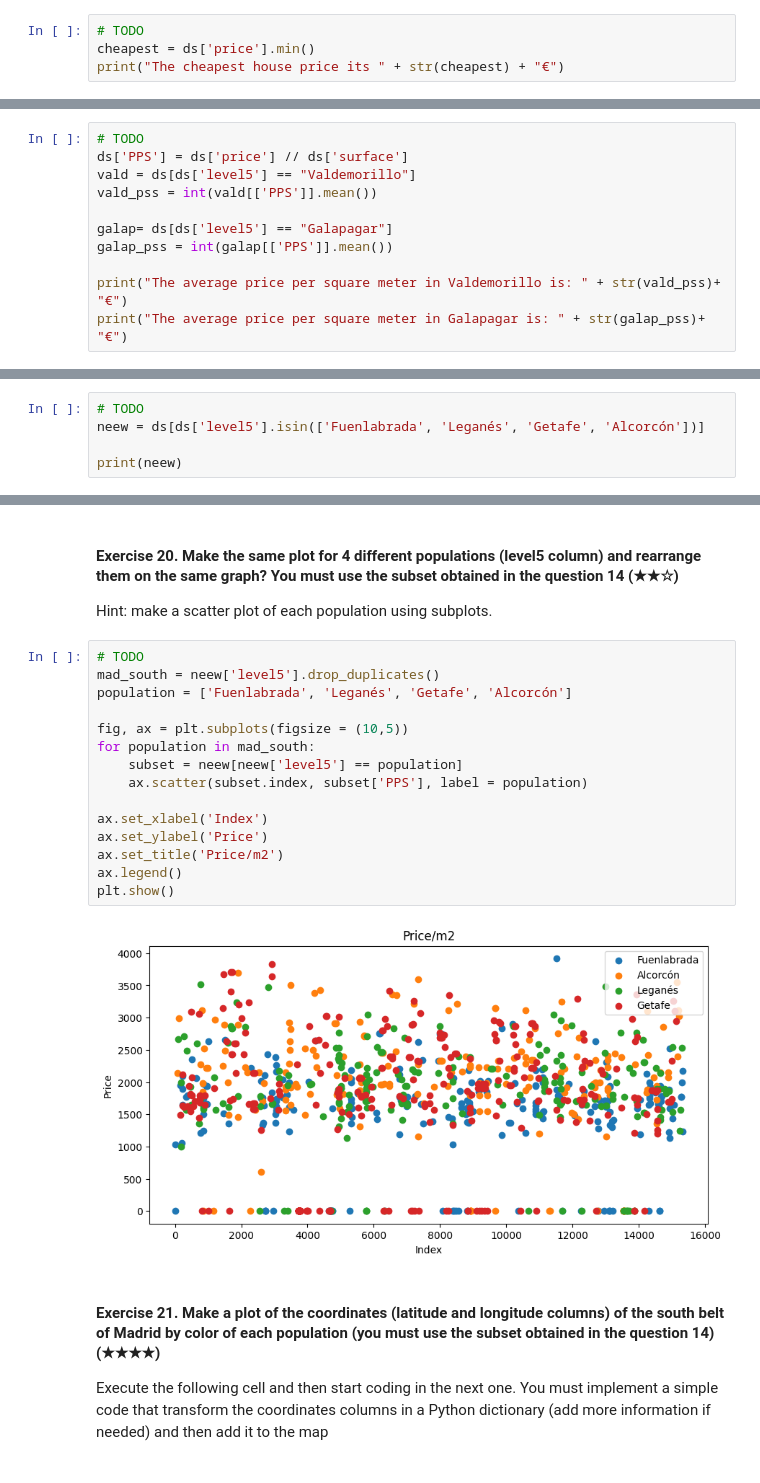
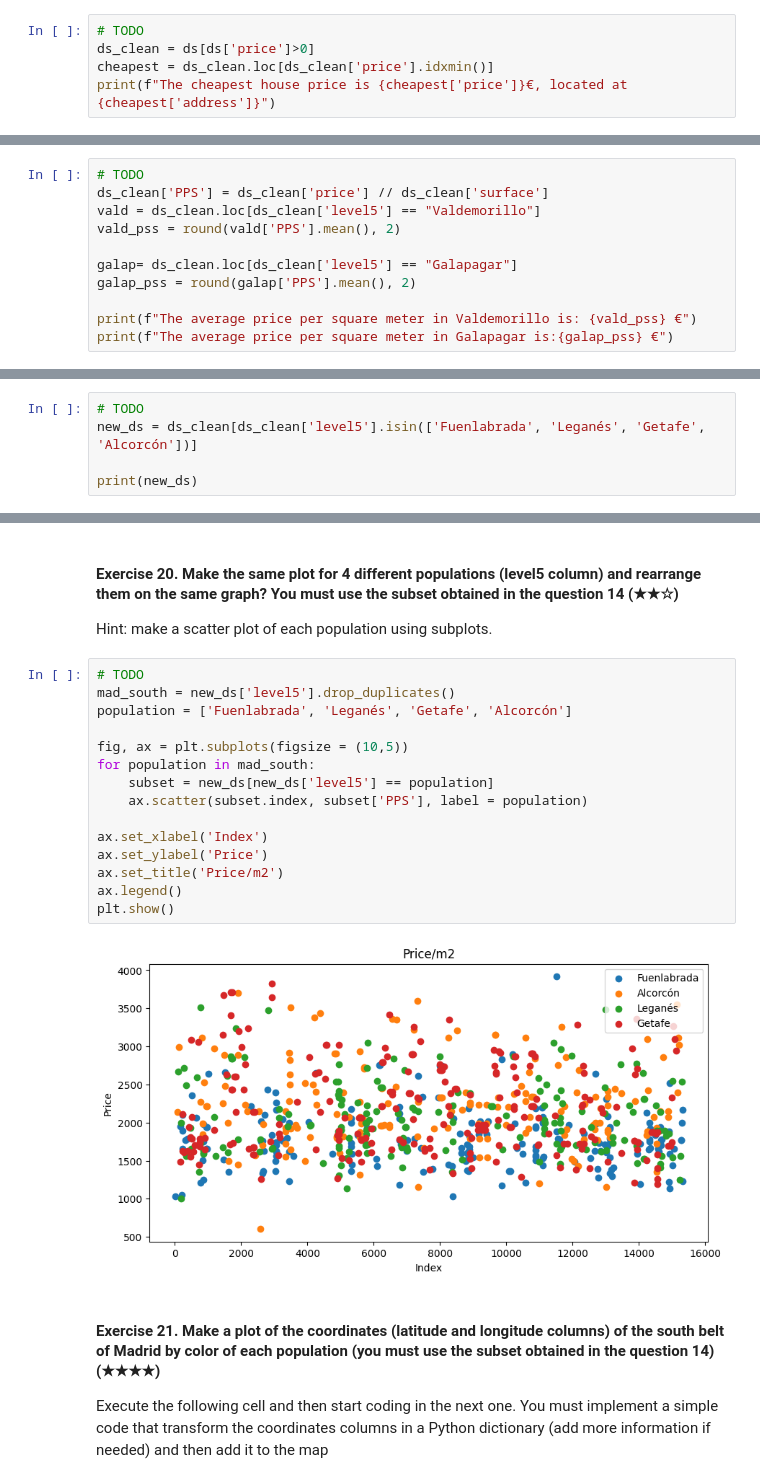
Before and after one commit to Elisag28/Real_estate_datacleanup, a Jupyter notebook: project.ipynb, the cells around one changed output, grey strips where cells are left out. Cells and saved outputs as stored; diff of their text form.

```diff
--- a/project.ipynb
+++ b/project.ipynb
@@ -51,6 +52,7 @@ Print the address and the price of the selected house. For example:
 `The house with address Concrete Street Nº1 is the cheapest and its price is 12000 USD`
 # %%
 # TODO
-cheapest = ds['price'].min()
-print("The cheapest house price its " + str(cheapest) + "€")
+ds_clean = ds[ds['price']>0]
+cheapest = ds_clean.loc[ds_clean['price'].idxmin()]
+print(f"The cheapest house price is {cheapest['price']}€, located at {cheapest['address']}")
 # %% [output]
@@ -183,13 +181,13 @@ Print the both average prices and then write a conclusion about
 Hint: Create a new column called `pps` (price per square) and then analyse the values
 # %%
 # TODO
-ds['PPS'] = ds['price'] // ds['surface']
-vald = ds[ds['level5'] == "Valdemorillo"]
-vald_pss = int(vald[['PPS']].mean())
+ds_clean['PPS'] = ds_clean['price'] // ds_clean['surface']
+vald = ds_clean.loc[ds_clean['level5'] == "Valdemorillo"]
+vald_pss = round(vald['PPS'].mean(), 2)
 
-galap= ds[ds['level5'] == "Galapagar"]
-galap_pss = int(galap[['PPS']].mean())
+galap= ds_clean.loc[ds_clean['level5'] == "Galapagar"]
+galap_pss = round(galap['PPS'].mean(), 2)
 
-print("The average price per square meter in Valdemorillo is: " + str(vald_pss)+ "€")
-print("The average price per square meter in Galapagar is: " + str(galap_pss)+ "€")
+print(f"The average price per square meter in Valdemorillo is: {vald_pss} €")
+print(f"The average price per square meter in Galapagar is:{galap_pss} €")
 # %% [output]
@@ -244,9 +246,9 @@ Name: count, dtype: int64
 Hint: Filter the original DataFrame using the column `level5` and the function `isin`
 # %%
 # TODO
-neew = ds[ds['level5'].isin(['Fuenlabrada', 'Leganés', 'Getafe', 'Alcorcón'])]
+new_ds = ds_clean[ds_clean['level5'].isin(['Fuenlabrada', 'Leganés', 'Getafe', 'Alcorcón'])]
 
-print(neew)
+print(new_ds)
 # %% [output]
        Unnamed: 0  id_realEstates  isNew  \
 1               2       153867863  False
@@ -368,21 +370,21 @@ The average price per square meter in Alcorcón is: 2038€
 Hint: make a scatter plot of each population using subplots.
 # %%
 # TODO
-mad_south = neew['level5'].drop_duplicates()
+mad_south = new_ds['level5'].drop_duplicates()
 population = ['Fuenlabrada', 'Leganés', 'Getafe', 'Alcorcón']
 
 fig, ax = plt.subplots(figsize = (10,5))
 for population in mad_south:
-    subset = neew[neew['level5'] == population]
+    subset = new_ds[new_ds['level5'] == population]
     ax.scatter(subset.index, subset['PPS'], label = population)
 
 ax.set_xlabel('Index')
 ax.set_ylabel('Price')
 ax.set_title('Price/m2')
 ax.legend()
 plt.show()
 # %% [output]
-[figure, old version]
+[figure, new version]
 # %% [markdown]
 #### Exercise 21. Make a plot of the coordinates (latitude and longitude columns) of the south belt of Madrid by color of each population (you must use the subset obtained in the question 14) (★★★★)
 
```
Also changed, not shown: parts of 22 cells of this notebook.
